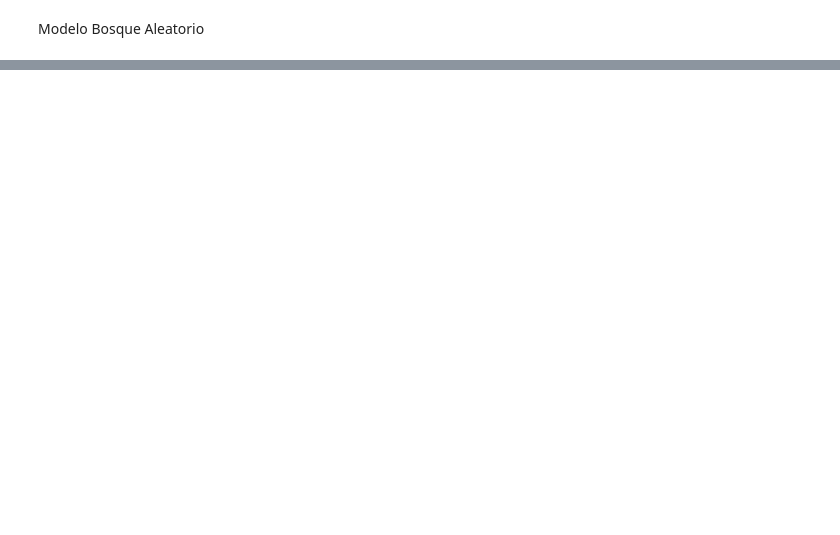
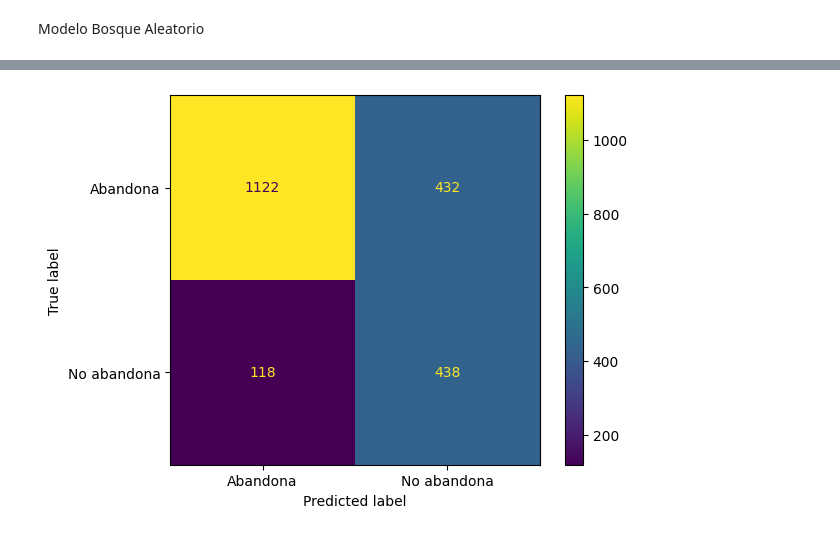
Before and after one commit to taniagoa/Tercer-challenge-CD-Telecom-X-parte2, a Jupyter notebook: telecomXparte2.ipynb, the cells around one changed output, grey strips where cells are left out. Cells and saved outputs as stored; diff of their text form; code cells hidden in the pictures; blank space fills up the shorter version.

```diff
--- a/telecomXparte2.ipynb
+++ b/telecomXparte2.ipynb
@@ -211,0 +304,5 @@ RandomForestRegressor(max_depth=5, random_state=42)
+# %%
+modelo_log = LogisticRegression(max_iter=1000, class_weight="balanced")
+modelo_log.fit(X_train, y_train)
+y_pred_log_balance = modelo_log.predict(X_test)
+print(classification_report(y_test, y_pred_log_balance))
@@ -211,0 +318,6 @@ RandomForestRegressor(max_depth=5, random_state=42)
+# %%
+matriz_confusion=confusion_matrix(y_test,y_pred_log_balance)
+visualizacion=ConfusionMatrixDisplay( confusion_matrix=matriz_confusion,display_labels=['Abandona','No abandona'])
+visualizacion.plot();
+# %% [output]
+[figure, added]
```
Also changed, not shown: parts of 17 cells of this notebook.
